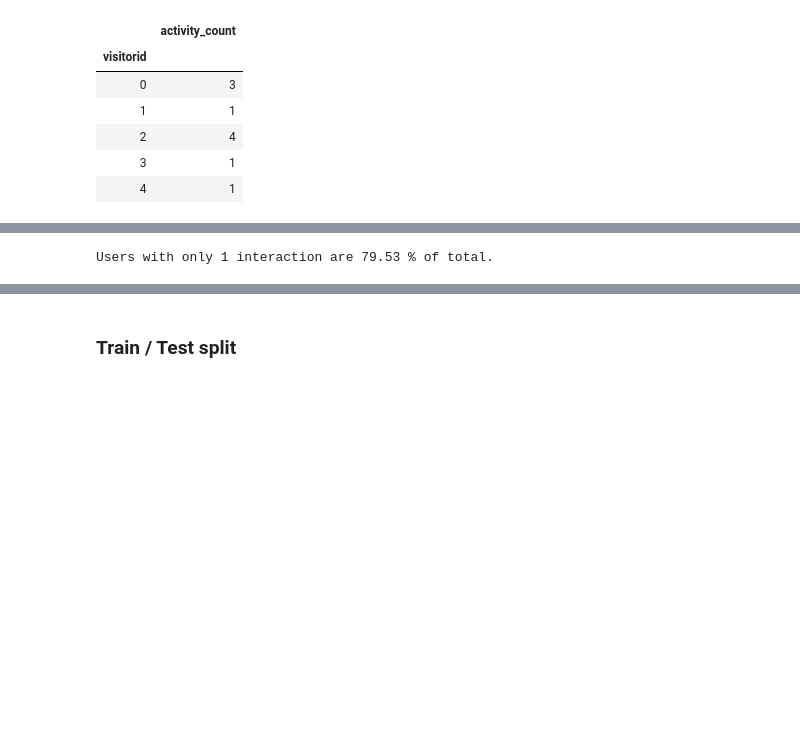
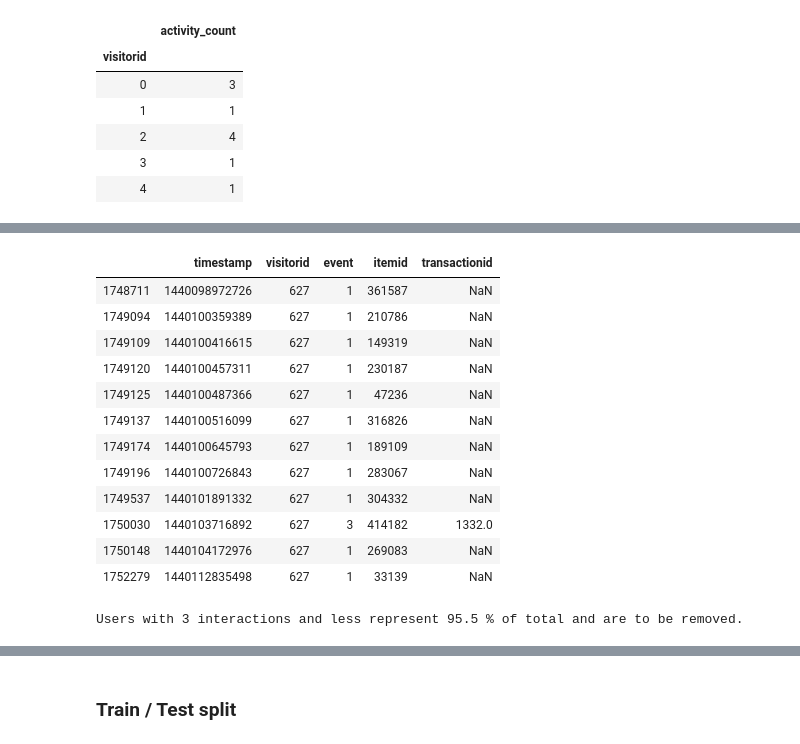
Before and after one commit to Konstantin-Orlovskiy/MSc-Project-Ecommerce, a Jupyter notebook: RetailRocket_Orgnl/Experimenting.ipynb, the cells around one changed output, grey strips where cells are left out. Cells and saved outputs as stored; diff of their text form; code cells hidden in the pictures; blank space fills up the shorter version.

```diff
--- a/RetailRocket_Orgnl/Experimenting.ipynb
+++ b/RetailRocket_Orgnl/Experimenting.ipynb
@@ -141,10 +151,30 @@ users_activity.head()
+# %%
+df_events.loc[df_events['visitorid'] == 627]
+# %% [output]
+|  | timestamp | visitorid | event | itemid | transactionid |
+| 1748711 | 1440098972726 | 627 | 1 | 361587 | NaN |
+| 1749094 | 1440100359389 | 627 | 1 | 210786 | NaN |
+| 1749109 | 1440100416615 | 627 | 1 | 149319 | NaN |
+| 1749120 | 1440100457311 | 627 | 1 | 230187 | NaN |
+| 1749125 | 1440100487366 | 627 | 1 | 47236 | NaN |
+| 1749137 | 1440100516099 | 627 | 1 | 316826 | NaN |
+| 1749174 | 1440100645793 | 627 | 1 | 189109 | NaN |
+| 1749196 | 1440100726843 | 627 | 1 | 283067 | NaN |
+| 1749537 | 1440101891332 | 627 | 1 | 304332 | NaN |
+| 1750030 | 1440103716892 | 627 | 3 | 414182 | 1332.0 |
+| 1750148 | 1440104172976 | 627 | 1 | 269083 | NaN |
+| 1752279 | 1440112835498 | 627 | 1 | 33139 | NaN |
 # %%
-# See the ratio of users having only 1 interaction.
-users_activity_low = users_activity.loc[users_activity['activity_count'] == 1]
+# See the ratio of users having only low level of interaction.
+
+interaction_threshold = 3
+
+users_activity_low = users_activity.loc[users_activity['activity_count'] <= interaction_threshold]
 ratio = len(users_activity_low) / len(users_activity)
-print('Users with only 1 interaction are', round(ratio*100,2), '% of total.')
+print('Users with', interaction_threshold, 'interactions and less represent', round(ratio*100,2),
+      '% of total and are to be removed.')
 # %% [output]
-Users with only 1 interaction are 79.53 % of total.
+Users with 3 interactions and less represent 95.5 % of total and are to be removed.
 # %%
 # Create list of users that need to be removed from events data.
 users_to_remove = users_activity_low.index.tolist()
```
Also changed, not shown: parts of 17 cells of this notebook, 1 other file.
